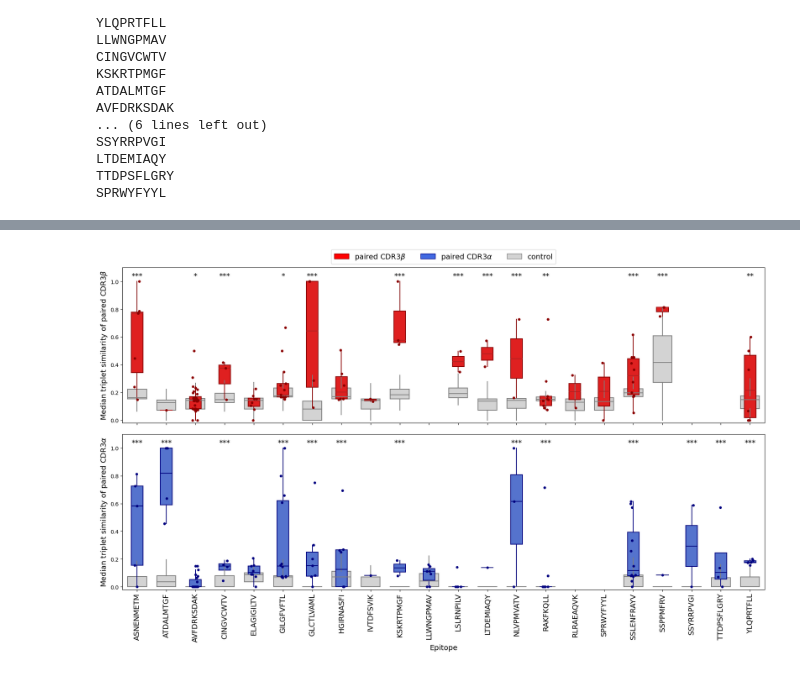
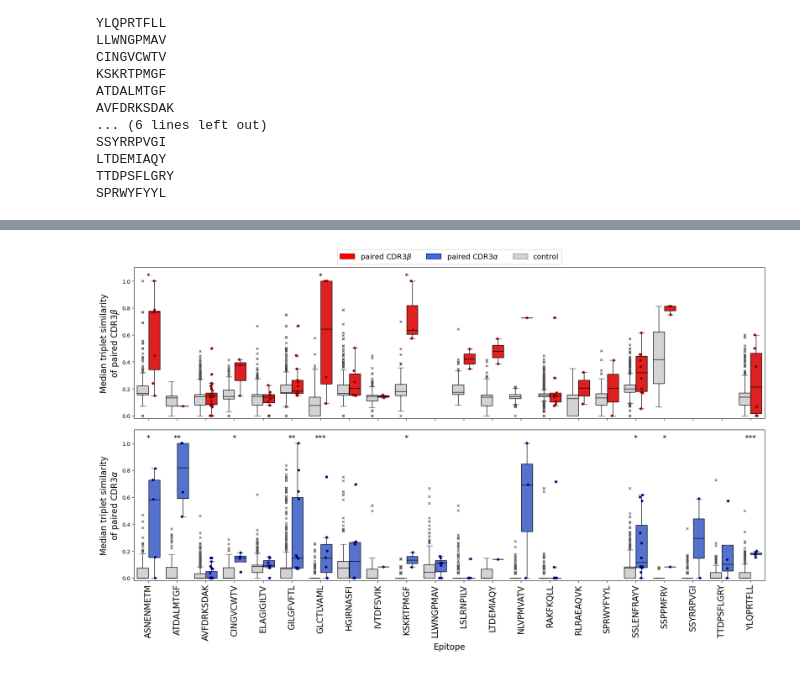
Before and after one commit to mm523/TCRab-pairing, a Jupyter notebook: cluster_alpha_beta.ipynb, the cells around one changed output, grey strips where cells are left out. Drawn from its saved outputs; the diff is of its cells as text; code cells hidden in the pictures.

```diff
--- a/cluster_alpha_beta.ipynb
+++ b/cluster_alpha_beta.ipynb
@@ -6,8 +6,10 @@ import igraph as ig
 import functions.pwdistances as pwdist
 import seaborn as sns
 import random
+# %%
+f2 = 'figures/'
 # %%
-vdj = pd.read_csv('data/vdj_cleaned_subset_for_MI.csv', index_col = 0)
+vdj = pd.read_csv('data/vdj_cleaned_subset_for_MI_no-small-study.csv', index_col = 0)
 vdj = vdj.loc[vdj['Epitope'] != 'KLGGALQAK'] # because too big - takes forever
 # %%
 vdj.head()
@@ -188,16 +186,2 @@ g.vs.find(name='CAEDNNARLMF').index
 # %% [markdown]
 Look at V gene usage in epitope
-# %%
-epdf['V-b'] = pd.Categorical(epdf['V-b'])
-epdf['V-a'] = pd.Categorical(epdf['V-a'])
-
-baseline_Vb = epdf['V-b'].value_counts()/epdf.shape[0]
-baseline_Va = epdf['V-a'].value_counts()/epdf.shape[0]
-
-plt.scatter(x = baseline_Va.index, y = baseline_Va.values)
-plt.xticks(baseline_Va.index, rotation=90)
-plt.show()
-
-plt.scatter(x = baseline_Vb.index, y = baseline_Vb.values)
-plt.xticks(baseline_Vb.index, rotation=90)
-plt.show()
@@ -485,7 +440,7 @@ pairedB = {}
 randomB = {}
 modularity = {}
 
-for ep in vdj['Epitope'].unique():
+for ep in vdj['Epitope'].unique().tolist():
     print(ep)
     epdf = vdj[vdj['Epitope'] == ep]
     As = epdf['CDR3-a'].unique().tolist()
@@ -711,47 +629,45 @@ DF['chain'] = DF['chain'].astype(cat)
 cats = sorted(vdj['Epitope'].unique().tolist())
 cat1 = pd.CategoricalDtype(cats)
 DF['ep'] = DF['ep'].astype(cat1)
+types = pd.CategoricalDtype(['random', 'real'])
+DF['set'] = DF['set'].astype(types)
 
 f,ax = plt.subplots(nrows=2, figsize=(18, 11), sharex=True)
 
-sns.boxplot(DF.loc[(DF['set'] == 'random') & (DF['chain'] == 'b')], x = 'ep', y = 0,
-            color='lightgrey', width=0.65, showfliers=False,
-            notch=False, showcaps=False,
-            flierprops={"marker": "x"},
-            medianprops={"color": "grey"}, ax = ax[0])
-sns.boxplot(DF.loc[(DF['set'] == 'real') & (DF['chain'] == 'b')], x = 'ep', y = 0,
-            color='r', width=0.4,
-            notch=False, showcaps=False, showfliers=False,
-            boxprops = {'edgecolor':'darkred'},
-            whiskerprops = {'color':'darkred'},
-            flierprops={"marker": "o"},
-            medianprops={"color": "firebrick"}, ax = ax[0])
-sns.stripplot(DF.loc[(DF['set'] == 'real') & (DF['chain'] == 'b')], x = 'ep', y = 0,
-            color='darkred', ax = ax[0])
-t_tests = [ttest_ind(DF.loc[(DF['set'] == 'random') & (DF['chain'] == 'b') & (DF['ep'] == ep)][0],
-                        DF.loc[(DF['set'] == 'real') & (DF['chain'] == 'b') & (DF['ep'] == ep)][0],
-                        alternative='less').pvalue for ep in cats]
+sns.boxplot(DF.loc[DF['chain'] == 'b'], x = 'ep', y = 0, hue='set',
+            # width=0.5,
+            palette={'real':'red', 'random':'lightgrey'},
+            linewidth=1,
+            boxprops = {'edgecolor':'k'},
+            medianprops = {'color':'k'},
+            whiskerprops = {'color':'k'},
+            flierprops={"marker": "x"}, ax = ax[0])
+sns.stripplot(DF.loc[DF['chain'] == 'b'], x = 'ep', y = 0, hue='set', dodge=True,
+            palette={'real':'darkred', 'random':'none'}, ax = ax[0])
+
+t_tests = [np.nan if DF.loc[(DF['set'] == 'real') & (DF['chain'] == 'b') & (DF['ep'] == ep)].shape[0] == 0 else \
+            mannwhitneyu(DF.loc[(DF['set'] == 'real') & (DF['chain'] == 'b') & (DF['ep'] == ep)][0],
+                        DF.loc[(DF['set'] == 'random') & (DF['chain'] == 'b') & (DF['ep'] == ep)][0],
+                        alternative='greater').pvalue for ep in cats]
 print(t_tests)
+t_tests = [np.clip(p*len(cats),0,1) if p!=np.nan else p for p in t_tests]
+print(t_tests, len(cats))
 pvals = ['\n***' if x <0.001 else '\n**' if x <0.01 else '\n*' if x<0.05 else '\n' for x in t_tests]
 print(pvals)
 for i,v in enumerate(pvals):
     ax[0].text(i,1.07,v,horizontalalignment='center',verticalalignment='center', fontsize=14)
 ax[0].set_ylim(-0.02,1.1)
 
-sns.boxplot(DF.loc[(DF['set'] == 'random') & (DF['chain'] == 'a')], x = 'ep', y = 0,
-            color='lightgrey', width=0.65, showfliers=False,
-            notch=False, showcaps=False,
-            flierprops={"marker": "x"},
-            medianprops={"color": "grey"}, ax = ax[1])
-sns.boxplot(DF.loc[(DF['set'] == 'real') & (DF['chain'] == 'a')], x = 'ep', y = 0,
-            color='royalblue', width=0.4,
-            notch=False, showcaps=False, showfliers=False,
-            boxprops = {'edgecolor':'navy'},
-            whiskerprops = {'color':'navy'},
-            flierprops={"marker": "o"},
-            medianprops={"color": "navy"}, ax = ax[1])
-sns.stripplot(DF.loc[(DF['set'] == 'real') & (DF['chain'] == 'a')], x = 'ep', y = 0,
-            color='navy', ax = ax[1])
+sns.boxplot(DF.loc[DF['chain'] == 'a'], x = 'ep', y = 0, hue='set',
+            # width=0.5,
+            palette={'real':'royalblue', 'random':'lightgrey'},
+            linewidth=1,
+            boxprops = {'edgecolor':'k'},
+            medianprops = {'color':'k'},
+            whiskerprops = {'color':'k'},
+            flierprops={"marker": "x"}, ax = ax[1])
+sns.stripplot(DF.loc[DF['chain'] == 'a'], x = 'ep', y = 0, hue='set', dodge=True,
+            palette={'real':'navy', 'random':'none'}, ax = ax[1])
 
 red_patch = mpatches.Patch(facecolor='red', edgecolor = 'darkred', label=r'paired CDR3$\beta$')
 blue_patch = mpatches.Patch(facecolor='royalblue', edgecolor = 'navy', label=r'paired CDR3$\alpha$')
@@ -759,22 +675,26 @@ grey_patch = mpatches.Patch(facecolor='lightgrey', edgecolor = 'grey', label=r'c
 ax[0].legend(handles=[red_patch, blue_patch, grey_patch], bbox_to_anchor = [0.5,1],
             loc = 'lower center', ncols = 3, fontsize = 14)
 
-t_tests = [ttest_ind(DF.loc[(DF['set'] == 'real') & (DF['chain'] == 'a') & (DF['ep'] == ep)][0],
+t_tests = [np.nan if DF.loc[(DF['set'] == 'real') & (DF['chain'] == 'a') & (DF['ep'] == ep)].shape[0] == 0 else \
+            mannwhitneyu(DF.loc[(DF['set'] == 'real') & (DF['chain'] == 'a') & (DF['ep'] == ep)][0],
                         DF.loc[(DF['set'] == 'random') & (DF['chain'] == 'a') & (DF['ep'] == ep)][0],
                         alternative='greater').pvalue for ep in cats]
 print(t_tests)
+t_tests = [np.clip(p*len(cats),0,1) if p!=np.nan else p for p in t_tests]
+print(t_tests, len(cats))
 pvals = ['\n***' if x <0.001 else '\n**' if x <0.01 else '\n*' if x<0.05 else '\n' for x in t_tests]
 for i,v in enumerate(pvals):
     ax[1].text(i,1.07,v,horizontalalignment='center',verticalalignment='center', fontsize=14)
 ax[1].set_ylim(-0.02,1.1)
 
-ax[1].set_xticklabels(labels = ax[1].get_xticklabels(),fontsize = 14, rotation=90)
-ax[1].set_xlabel(r'Epitope', fontsize = 14)
-ax[0].set_xlabel('', fontsize = 14)
-ax[0].set_ylabel(r'Median triplet similarity of paired CDR3$\beta$', fontsize=14)
-ax[1].set_ylabel(r'Median triplet similarity of paired CDR3$\alpha$', fontsize=14)
+ax[1].set_xticklabels(labels = ax[1].get_xticklabels(),fontsize = 16, rotation=90)
+ax[1].set_xlabel(r'Epitope', fontsize = 16)
+ax[0].set_xlabel('')
+ax[0].set_ylabel('Median triplet similarity\nof ' r'paired CDR3$\beta$', fontsize=16)
+ax[1].set_ylabel('Median triplet similarity\nof ' r'paired CDR3$\alpha$', fontsize=16)
+ax[1].legend().remove()
 plt.tight_layout()
-plt.savefig('figures/AllEps_ab_clustering_seqsim.png',
+plt.savefig(f2 + 'AllEps_ab_clustering_seqsim.png',
                     bbox_inches='tight')
 plt.show()
 # %% [output]
@@ -784,4 +706,4 @@ plt.show()
-[figure, old version]
+[figure, new version]
 # %%
 ep_diffs = {}
 for chain in ['a', 'b']:
```
Also changed, not shown: parts of 29 cells of this notebook, 2 other files.
